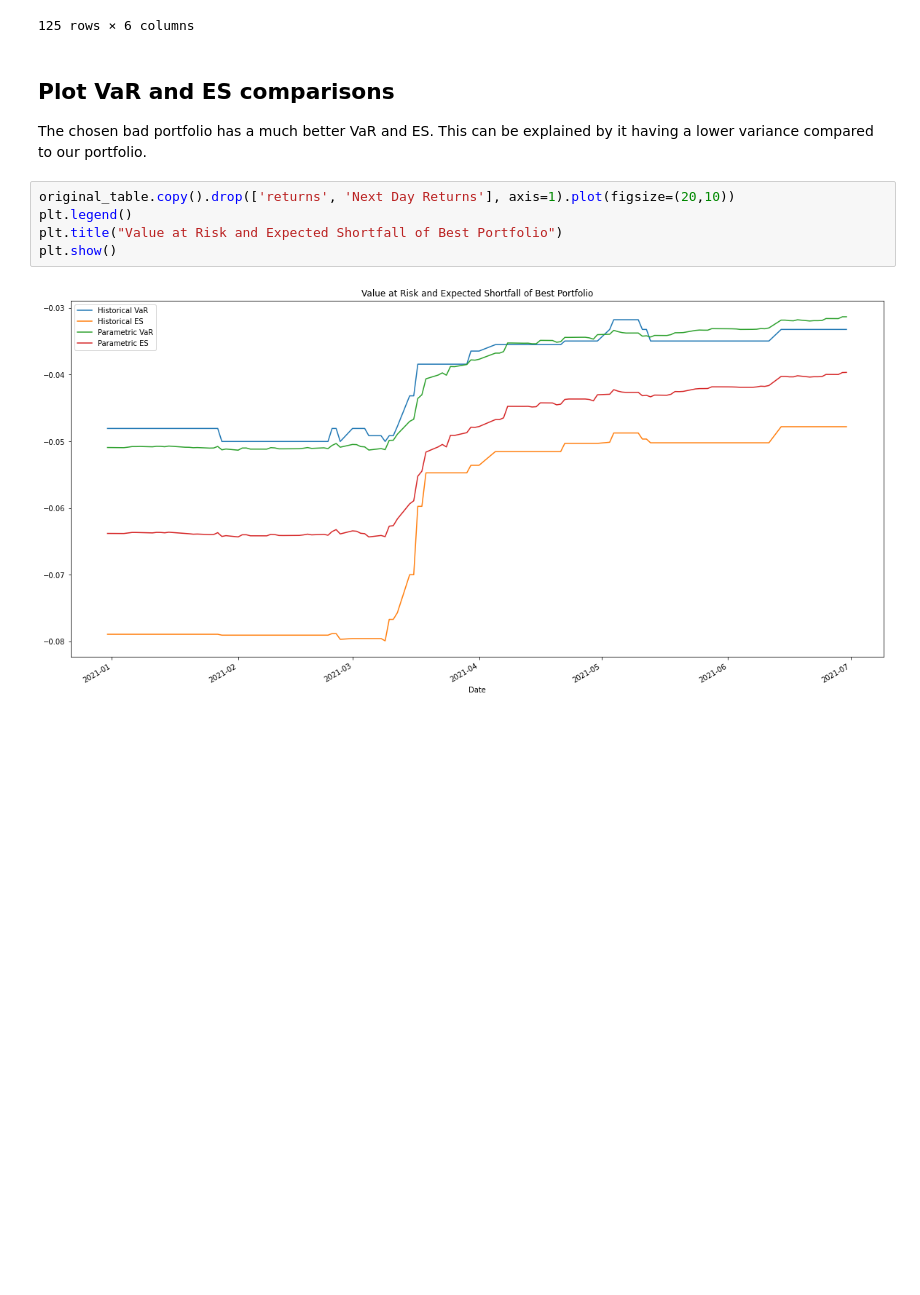
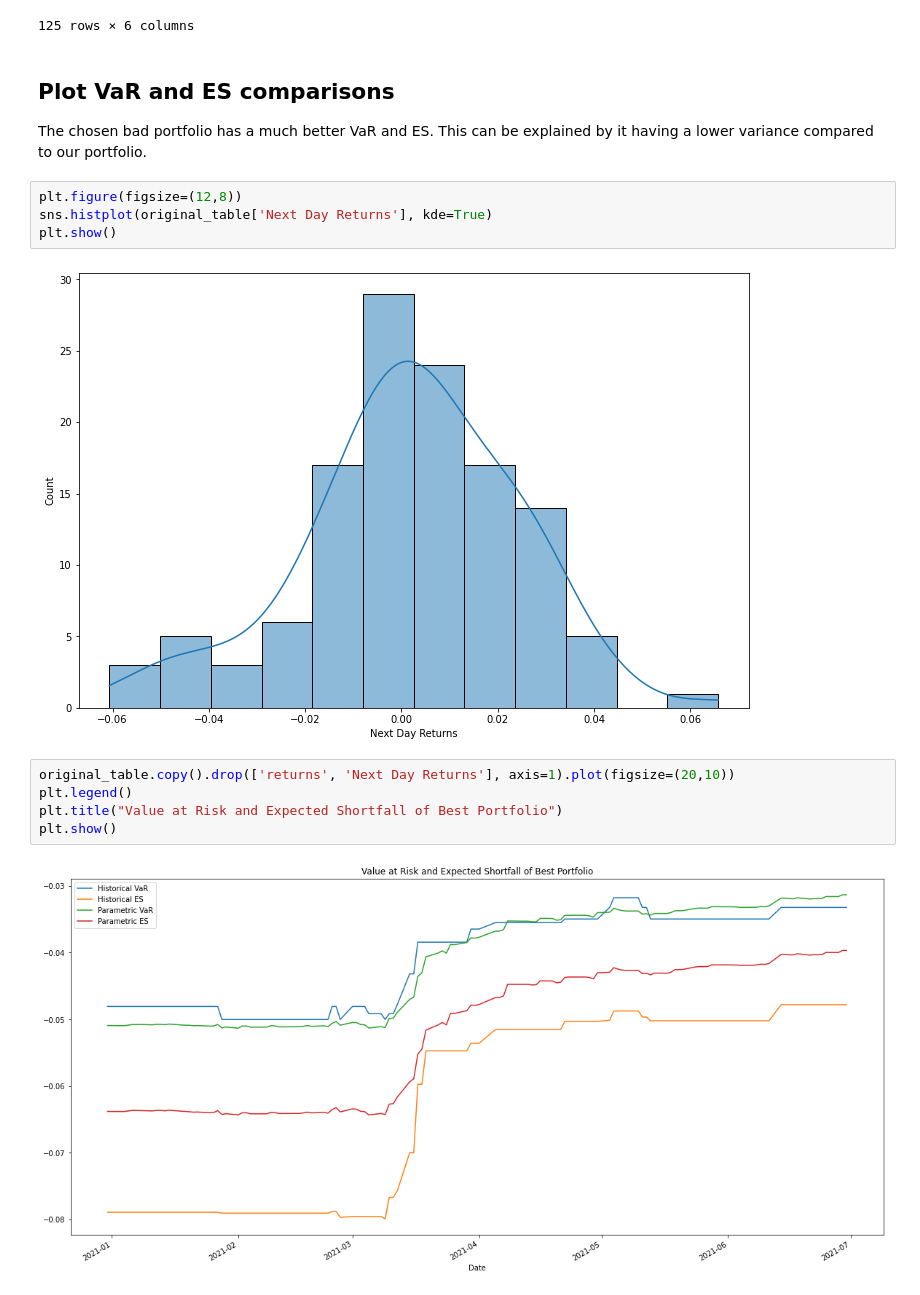
Before and after one commit to coldsonata/bt4016-project, a Jupyter notebook: midterm_code.ipynb, the cells around one changed output. Drawn from its saved outputs; the diff is of its cells as text; blank space fills up the shorter version.

Commit message:
Added some plots

```diff
--- a/midterm_code.ipynb
+++ b/midterm_code.ipynb
@@ -1060,6 +1060,12 @@ new_table
 ## Plot VaR and ES comparisons
 
 The chosen bad portfolio has a much better VaR and ES. This can be explained by it having a lower variance compared to our portfolio.
+# %%
+plt.figure(figsize=(12,8))
+sns.histplot(original_table['Next Day Returns'], kde=True)
+plt.show()
+# %% [output]
+[figure, added]
 # %%
 original_table.copy().drop(['returns', 'Next Day Returns'], axis=1).plot(figsize=(20,10))
 plt.legend()
```
